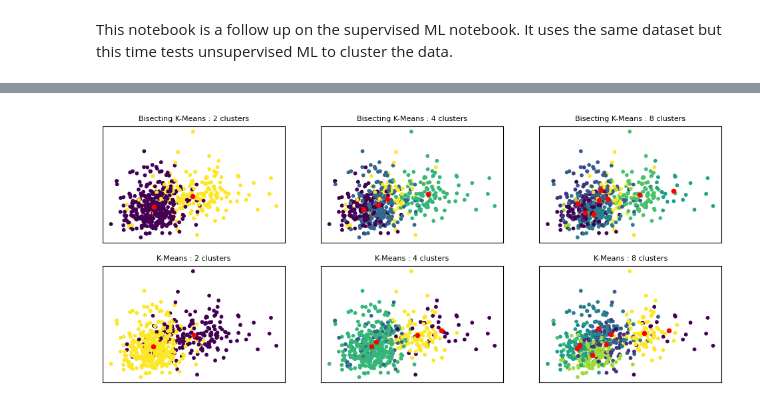
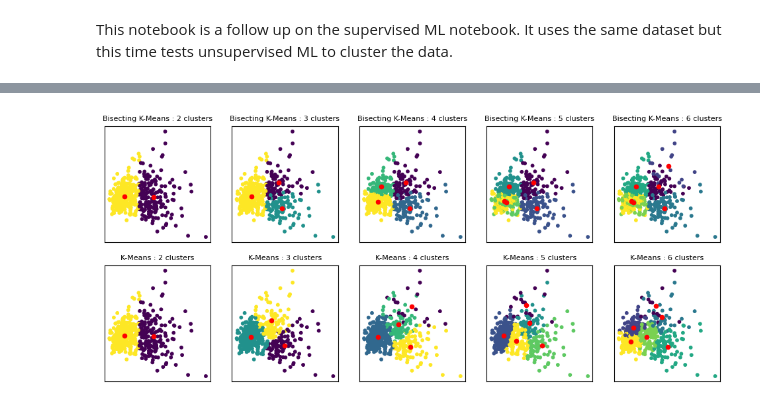
Before and after one commit to kzoltowska/Machine_Learning_Breast_Cancer_Data, a Jupyter notebook: Unsupervised_ML.ipynb, the cells around one changed output, grey strips where cells are left out. Saved outputs shown, nothing was run; the diff lists cells and outputs as text; code cells hidden in the pictures.

Commit message:
Bisecting KMeans

```diff
--- a/Unsupervised_ML.ipynb
+++ b/Unsupervised_ML.ipynb
@@ -15,3 +16,10 @@ X=data.iloc[:,1:].to_numpy()
 Y=data.loc[:,"diagnosis"]
 scaler = StandardScaler()
 X_std = scaler.fit_transform(X)
+# %%
+# running pca on the scaled data
+pca = decomposition.PCA()
+pca.fit_transform(X_std)
+plt.plot(pca.explained_variance_ratio_.cumsum(), marker="o")
+plt.ylabel("Cumulative explained variance")
+plt.xlabel("PC")
@@ -17,0 +29,7 @@ X_std = scaler.fit_transform(X)
+# %%
+#The plot indicates that it would be best to use 6 PCs
+pca = decomposition.PCA(n_components=6)
+pca_features=pca.fit_transform(X_std)
+plt.plot(pca.explained_variance_ratio_.cumsum(), marker="o")
+plt.ylabel("Cumulative explained variance")
+plt.xlabel("PC")
@@ -18,40 +39,37 @@ X_std = scaler.fit_transform(X)
 # %%
-#Data clustering - comparison of two algorithms
-
-random_state = 42
-
-# Number of cluster centers for KMeans and BisectingKMeans
-n_clusters_list = [2, 4, 8]
+#Data clustering - comparison of two algorithms, using PC1 and PC2 for illustration
+# Number of clusters for KMeans and BisectingKMeans
+n_clusters_list = [2, 3, 4, 5,6]
 
 # Algorithms to compare
 clustering_algorithms = {
     "Bisecting K-Means": BisectingKMeans,
     "K-Means": KMeans,
 }
 
 # Make subplots for each variant
 fig, axs = plt.subplots(
     len(clustering_algorithms), len(n_clusters_list), figsize=(12, 5)
 )
 
 axs = axs.T
 
 for i, (algorithm_name, Algorithm) in enumerate(clustering_algorithms.items()):
     for j, n_clusters in enumerate(n_clusters_list):
-        algo = Algorithm(n_clusters=n_clusters, random_state=random_state, n_init=3)
-        algo.fit(X_std)
+        algo = Algorithm(n_clusters=n_clusters, random_state=42)
+        algo.fit(pca_features)
         centers = algo.cluster_centers_
 
-        axs[j, i].scatter(X_std[:, 0], X_std[:, 1], s=10, c=algo.labels_)
+        axs[j, i].scatter(pca_features[:, 0], pca_features[:, 1], s=10, c=algo.labels_)
         axs[j, i].scatter(centers[:, 0], centers[:, 1], c="r", s=20)
         axs[j, i].set_title(f"{algorithm_name} : {n_clusters} clusters", fontdict={"fontsize":8})
 
 # Hide x labels and tick labels for top plots and y ticks for right plots.
 for ax in axs.flat:
     ax.label_outer()
     ax.set_xticks([])
     ax.set_yticks([])
 
 plt.show()
 # %% [output]
-[figure, old version]
+[figure, new version]
```
Also changed, not shown: parts of 4 cells of this notebook.
